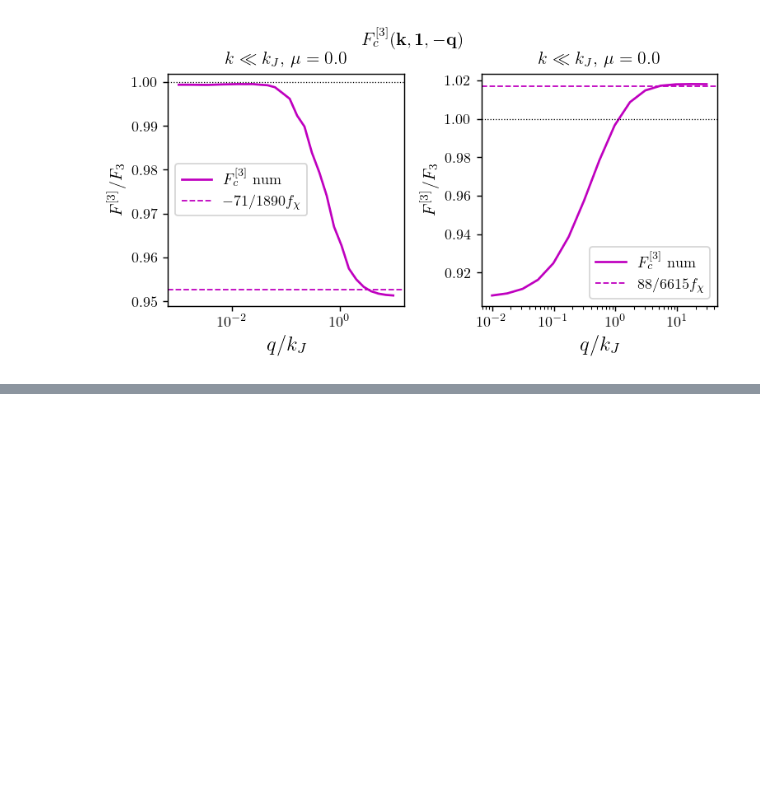
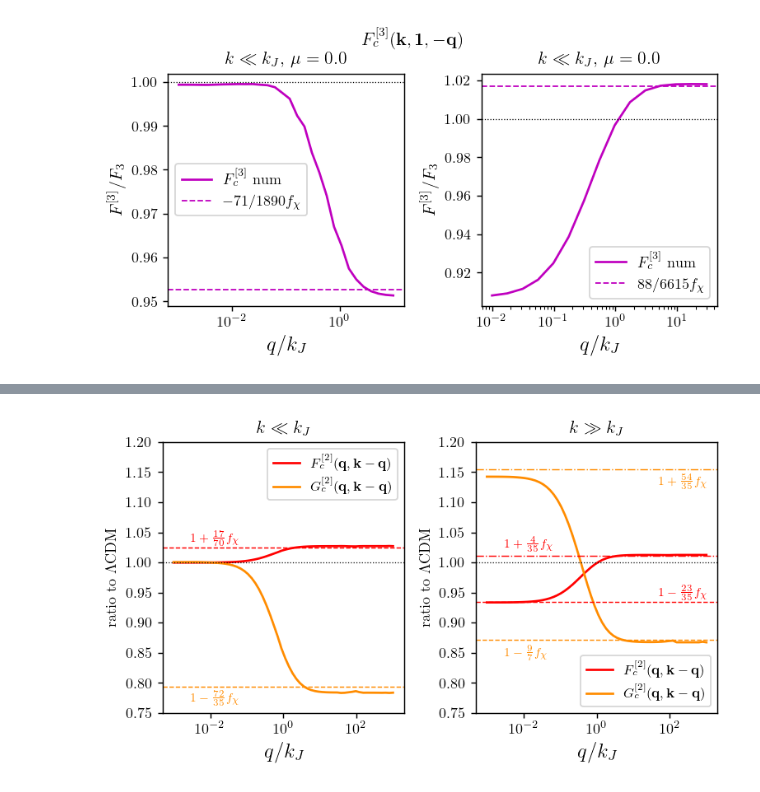
Before and after one commit to fverd/class, a Jupyter notebook: soundspeed-scripts/kernels-fullnum/tabellona-kernels.ipynb, the cells around one changed output, grey strips where cells are left out. Cells and saved outputs as stored; diff of their text form; code cells hidden in the pictures; blank space fills up the shorter version.

```diff
--- a/soundspeed-scripts/kernels-fullnum/tabellona-kernels.ipynb
+++ b/soundspeed-scripts/kernels-fullnum/tabellona-kernels.ipynb
@@ -12,11 +12,11 @@ plt.rcParams.update({
 })
 # %%
 fx=0.1
-t_ini = -6
-fullt=np.linspace(t_ini,30, 200)
+t_ini = -5
+fullt=np.linspace(t_ini,30, 300)
 teval=0
 kref=1.
-supprshift=5
+supprshift=100
 nk = NumKernels(fx=fx, kref=kref, fullt=fullt, rtol=0.0001)
 def g_ank(k):
     return nk.g_an(-2*np.log(k/kref))
@@ -159,7 +159,7 @@ F3list_low=[]
 for qp in qlist:
     print(f'q={qp:.1e}', end='\r', flush=True)
     F3c,_,F3x,_=nk.solve_F3([kplow,qp,mup], return_timedep=False)
-    F3list_low.append([F3x/g_ank(kphigh),nk.F3_0(kplow,qp,mup)])
+    F3list_low.append([F3x/g_ank(kplow),nk.F3_0(kplow,qp,mup)])
 F3list_low=np.array(F3list_low).T;
 plt.figure(figsize=(4, 3.5), dpi=130)
 
@@ -233,0 +237,72 @@ q=3.0e+01
+# %%
+fig, (ax1, ax2) = plt.subplots(1, 2, figsize=(6, 3.5), dpi=130)
+
+mup=0. #MUST EVALUATE IT AT mu=0, otherwise the eds has a divergence
+kplow=1.e-3
+qlist=np.logspace(-3,3,60)
+Flist_low=[];Flist_high=[]
+for qp in qlist:
+    print(f'q={qp:.1e}', end='\r')
+    kMq = np.sqrt(kplow**2 + qp**2 - 2*kplow*qp*mup)
+    cT12 = (kplow*mup-qp)/kMq
+    F2c,G2_c,F2x,_=nk.solve_F2([qp,kMq,cT12])
+    Flist_low.append([F2c,nk.F2_0(kplow,qp,mup), G2_c, nk.G2_0(kplow,qp,mup)])
+Flist_low=np.array(Flist_low);
+
+# First plot
+ax1.plot(qlist,Flist_low[:,0]/Flist_low[:,1], 'r', label=r'$F_c^{[2]}(\mathbf{q},\mathbf{k}-\mathbf{q})$')
+ax1.plot(qlist,Flist_low[:,2]/Flist_low[:,3], 'darkorange', label=r'$G_c^{[2]}(\mathbf{q},\mathbf{k}-\mathbf{q})$')
+DeltaF2c_qkMq_limB = (51*fx)/210
+ax1.axhline(1+DeltaF2c_qkMq_limB, color='r', linestyle='--', linewidth=0.8)
+ax1.axhline(1, color='k', linestyle=':', linewidth=0.7)
+ax1.axhline(1-72/35*fx, color='darkorange', linestyle='--', linewidth=0.8)
+
+ax1.text(3.e-3, 1.035, r'$1+\frac{17}{70}f_\chi$', color='r', fontsize=8)
+ax1.text(3.e-3, 0.77, r'$1-\frac{72}{35}f_\chi$', color='darkorange', fontsize=8)
+ax1.legend(fontsize=9, loc='upper right')
+ax1.set_ylim([0.75,1.2])
+ax1.set_title(r'$k\ll k_J$')
+ax1.set_ylabel(r'ratio to $\Lambda$CDM', fontsize=10)
+ax1.set_xscale('log')
+ax1.set_xlabel(r'$q/k_J$', fontsize=14)
+
+kphigh=10
+qlist=np.logspace(-3,3,60)
+Flist_high=[]
+for qp in qlist:
+    print(f'q={qp:.1e}', end='\r', flush=True)
+    kMq = np.sqrt(kphigh**2 + qp**2 - 2*kphigh*qp*mup)
+    cT12 = (kphigh*mup-qp)/kMq
+    F2c,G2_c,F2x,_=nk.solve_F2([qp,kMq,cT12], return_timedep=False)
+    Flist_high.append([F2c,nk.F2_0(kphigh,qp,mup), G2_c, nk.G2_0(kphigh,qp,mup)])
+Flist_high=np.array(Flist_high)
+
+# Second plot
+ax2.plot(qlist,Flist_high[:,0]/Flist_high[:,1], 'r', label=r'$F_c^{[2]}(\mathbf{q},\mathbf{k}-\mathbf{q})$')
+ax2.plot(qlist,Flist_high[:,2]/Flist_high[:,3], 'darkorange', label=r'$G_c^{[2]}(\mathbf{q},\mathbf{k}-\mathbf{q})$')
+
+DeltaF2c_qkMq_limD = -23/35*fx
+ax2.axhline(1+DeltaF2c_qkMq_limD, color='r', linestyle='--', linewidth=0.8)
+ax2.text(5.e1, 0.945, r'$1-\frac{23}{35}f_\chi$', color='r', fontsize=8)
+
+DeltaF2c_qkMq_limC = 4/35*fx
+ax2.axhline(1+DeltaF2c_qkMq_limC, color='r', linestyle='-.', linewidth=0.8)
+ax2.text(3.e-3, 1.025, r'$1+\frac{4}{35}f_\chi$', color='r', fontsize=8)
+
+ax2.axhline(1+54/35*fx, color='darkorange', linestyle='-.', linewidth=0.8)
+ax2.text(5.e1, 1.13, r'$1+\frac{54}{35}f_\chi$', color='darkorange', fontsize=8)
+
+ax2.axhline(1-9/7*fx, color='darkorange', linestyle='--', linewidth=0.8)
+ax2.text(3.e-3, 0.845, r'$1-\frac{9}{7}f_\chi$', color='darkorange', fontsize=8)
+
+ax2.axhline(1, color='k', linestyle=':', linewidth=0.7)
+ax2.legend(fontsize=9, loc='lower right')
+ax2.set_title(r'$k\gg k_J$')
+ax2.set_xscale('log')
+ax2.set_ylabel(r'ratio to $\Lambda$CDM', fontsize=10)
+ax2.set_xlabel(r'$q/k_J$', fontsize=14)
+ax2.set_ylim([0.75,1.2])
+plt.tight_layout()
+# plt.savefig('/home/fverdian/class/soundspeed-scripts/figure/F2c_qkMq.pdf', bbox_inches='tight')
+plt.show()
+# %% [output]
@@ -233,0 +310 @@ q=3.0e+01
+[figure, added]
```
Also changed, not shown: parts of 4 cells of this notebook, 5 other files.
